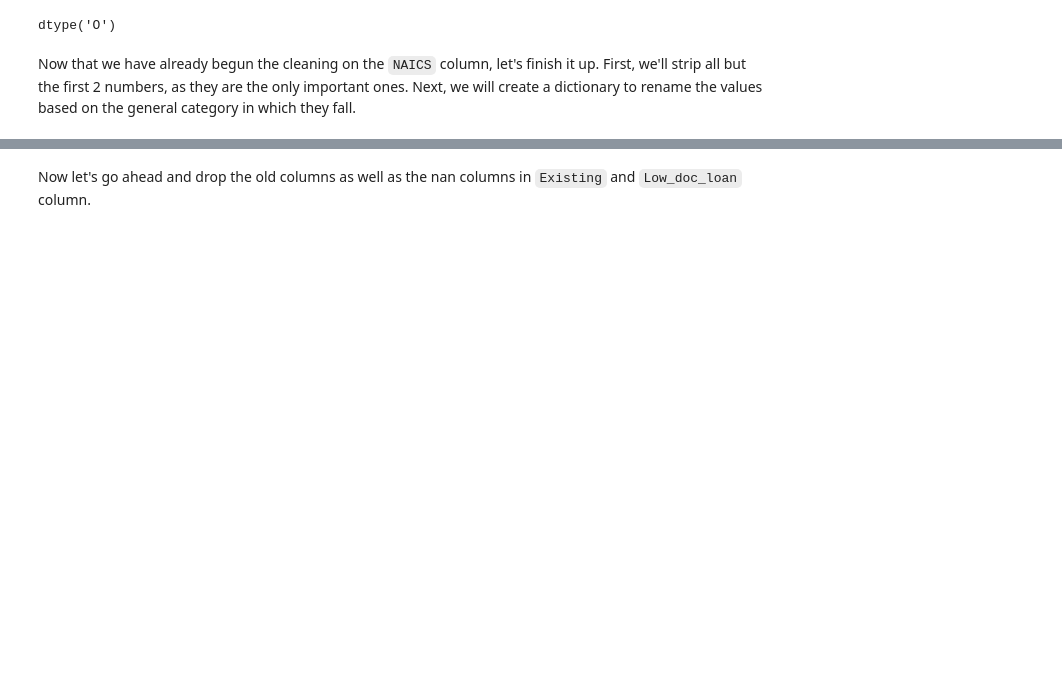
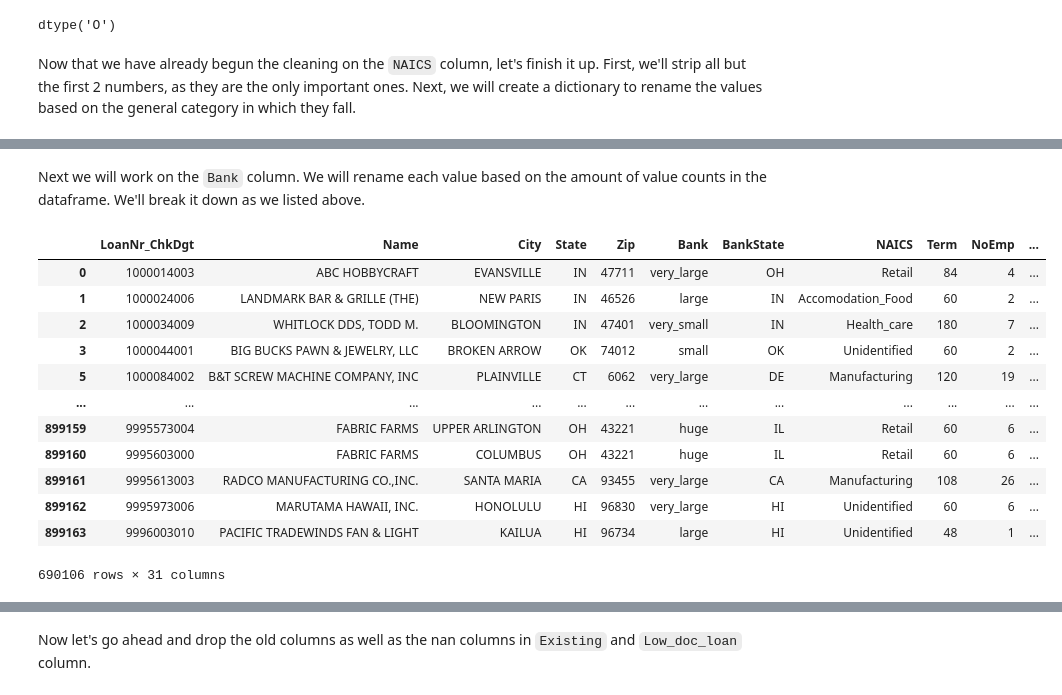
Before and after one commit to joshuaedelstein15/Loan_default, a Jupyter notebook: notebook.ipynb, the cells around one changed output, grey strips where cells are left out. Saved outputs shown, nothing was run; the diff lists cells and outputs as text; code cells hidden in the pictures; blank space fills up the shorter version.

```diff
--- a/notebook.ipynb
+++ b/notebook.ipynb
@@ -374,13 +283,13 @@ For the first step in out cleaning let's change all the columns that are need to
 # %%
 #make a list of columns to change data type
-cols = ['LoanNr_ChkDgt', 'NAICS']
+cols = ['LoanNr_ChkDgt', 'NAICS', 'Zip']
 
 #create a for loop to change the dtypes of each to string
 for col in cols:
-    df[col] = df[col].astype(str)
+    loan_df[col] = loan_df[col].astype(str)
 
 #sample NAICS
-df.NAICS.dtype
+loan_df.Zip.dtype
 # %% [output]
 dtype('O')
 # %% [markdown]
@@ -530,9 +296,0 @@ def map_bank(count):
-# %%
-# create function to apply the mapping function to desired column column
-def rename_w_vcs(df, column, vc_map):
-    # create dictionary of value counts
-    column_dict = df[column].value_counts().to_dict()
-    #replace bank name with value count, then replace count with new name
-    df[column] = df[column].map(column_dict).map(vc_map)
-
-    return df
@@ -794,0 +352,41 @@ Name: count, dtype: int64
+# %% [markdown]
+Next we will work on the `Bank` column. We will rename each value based on the amount of value counts in the dataframe. We'll break it down as we listed above.
+# %%
+# create ranges of value counts to relabel values
+def map_bank(count):
+    if count >= 10000:
+        return 'huge'
+    elif 1000 <= count < 10000:
+        return 'very_large'
+    elif 100 <= count < 1000:
+        return 'large'
+    elif 25 <= count < 100:
+        return 'small'
+    elif 5 <= count < 25:
+        return 'very_small'
+    else:
+        return 'tiny'
+
+# create function to apply the mapping function to desired column column
+def rename_w_vcs(loan_df, column, vc_map):
+    # create dictionary of value counts
+    column_dict = loan_df[column].value_counts().to_dict()
+    #replace bank name with value count, then replace count with new name
+    loan_df[column] = loan_df[column].map(column_dict).map(vc_map)
+    return loan_df
+# %%
+rename_w_vcs(loan_df, 'Bank', map_bank)
+# %% [output]
+|  | LoanNr_ChkDgt | Name | City | State | Zip | Bank | BankState | NAICS | Term | NoEmp | ... |
+| 0 | 1000014003 | ABC HOBBYCRAFT | EVANSVILLE | IN | 47711 | very_large | OH | Retail | 84 | 4 | ... |
+| 1 | 1000024006 | LANDMARK BAR & GRILLE (THE) | NEW PARIS | IN | 46526 | large | IN | Accomodation_Food | 60 | 2 | ... |
+| 2 | 1000034009 | WHITLOCK DDS, TODD M. | BLOOMINGTON | IN | 47401 | very_small | IN | Health_care | 180 | 7 | ... |
+| 3 | 1000044001 | BIG BUCKS PAWN & JEWELRY, LLC | BROKEN ARROW | OK | 74012 | small | OK | Unidentified | 60 | 2 | ... |
+| 5 | 1000084002 | B&T SCREW MACHINE COMPANY, INC | PLAINVILLE | CT | 6062 | very_large | DE | Manufacturing | 120 | 19 | ... |
+| ... | ... | ... | ... | ... | ... | ... | ... | ... | ... | ... | ... |
+| 899159 | 9995573004 | FABRIC FARMS | UPPER ARLINGTON | OH | 43221 | huge | IL | Retail | 60 | 6 | ... |
+| 899160 | 9995603000 | FABRIC FARMS | COLUMBUS | OH | 43221 | huge | IL | Retail | 60 | 6 | ... |
+| 899161 | 9995613003 | RADCO MANUFACTURING CO.,INC. | SANTA MARIA | CA | 93455 | very_large | CA | Manufacturing | 108 | 26 | ... |
+| 899162 | 9995973006 | MARUTAMA HAWAII, INC. | HONOLULU | HI | 96830 | very_large | HI | Unidentified | 60 | 6 | ... |
+| 899163 | 9996003010 | PACIFIC TRADEWINDS FAN & LIGHT | KAILUA | HI | 96734 | large | HI | Unidentified | 48 | 1 | ... |
+690106 rows × 31 columns
```
Also changed, not shown: parts of 177 cells of this notebook.
